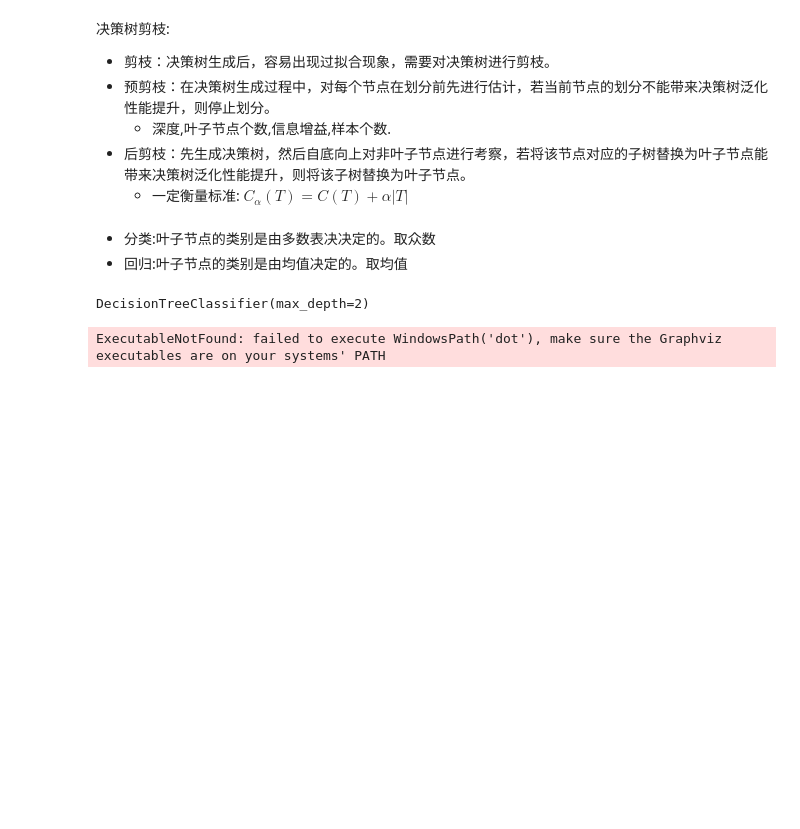
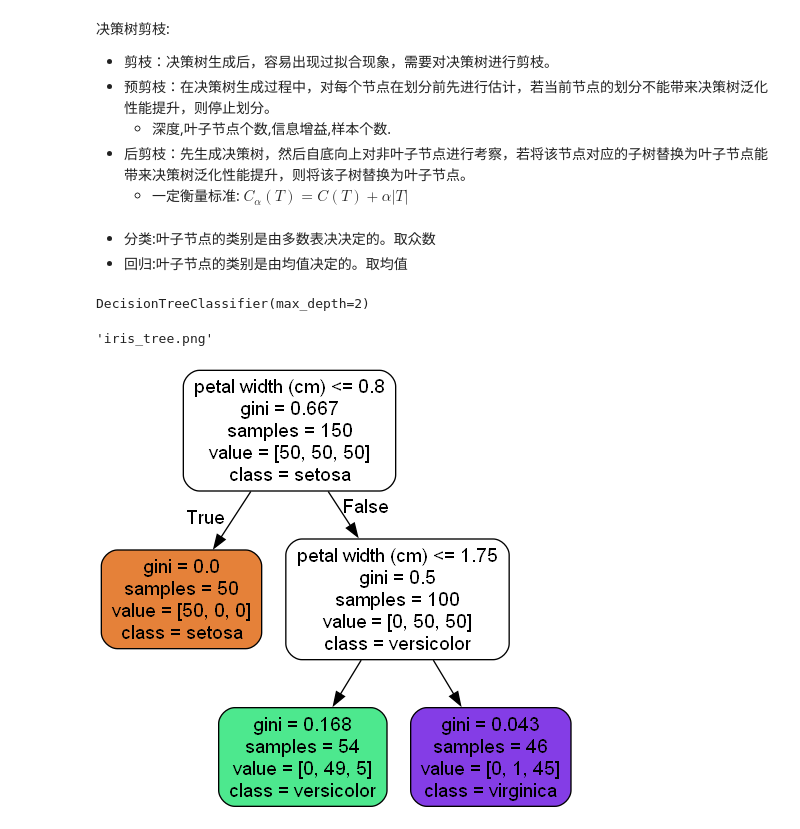
Before and after one commit to Alex-ghost599/record_learning, a Jupyter notebook: Learning/决策树/决策树.ipynb, the cells around one changed output. Cells and saved outputs as stored; diff of their text form; code cells hidden in the pictures; blank space fills up the shorter version.

```diff
--- a/Learning/决策树/决策树.ipynb
+++ b/Learning/决策树/决策树.ipynb
@@ -82,7 +82,12 @@ import graphviz
 with open("E:\Project\Learning\决策树\iris_tree.dot") as f:
     dot_graph = f.read()
 dot = graphviz.Source(dot_graph)
-dot.format
+# dot.format
 dot.render(filename='iris_tree', format='png', cleanup=True)
 # %% [output]
-ExecutableNotFound: failed to execute WindowsPath('dot'), make sure the Graphviz executables are on your systems' PATH
+'iris_tree.png'
+# %%
+from IPython.display import Image
+Image('iris_tree.png')
+# %% [output]
+[figure, added]
```
Also changed, not shown: parts of 17 cells of this notebook, 6 other files.
